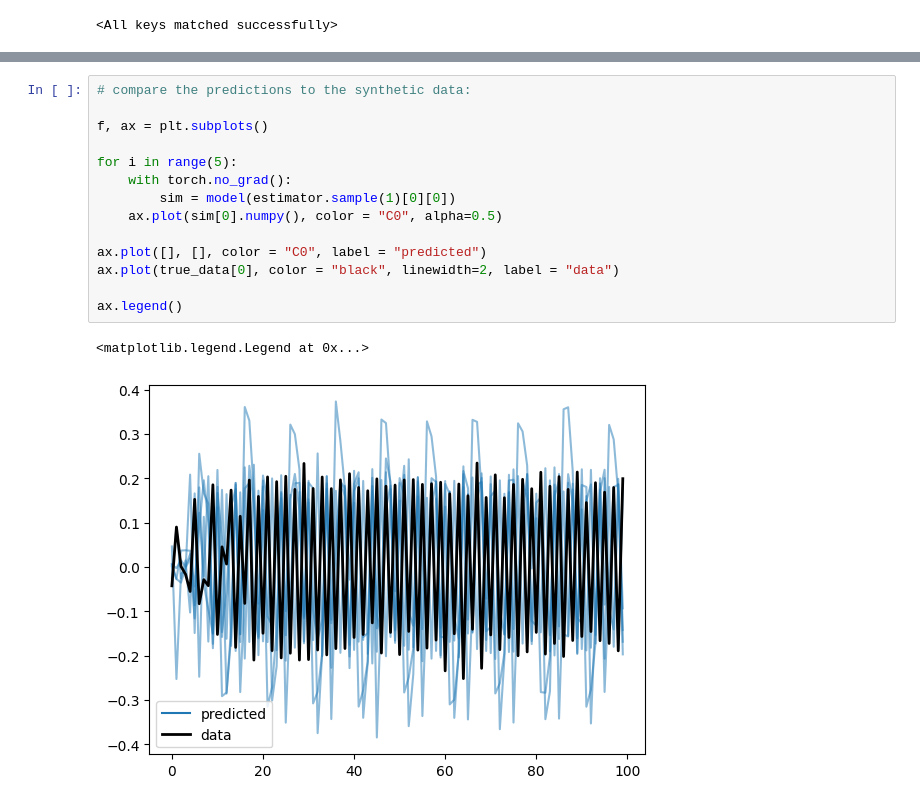
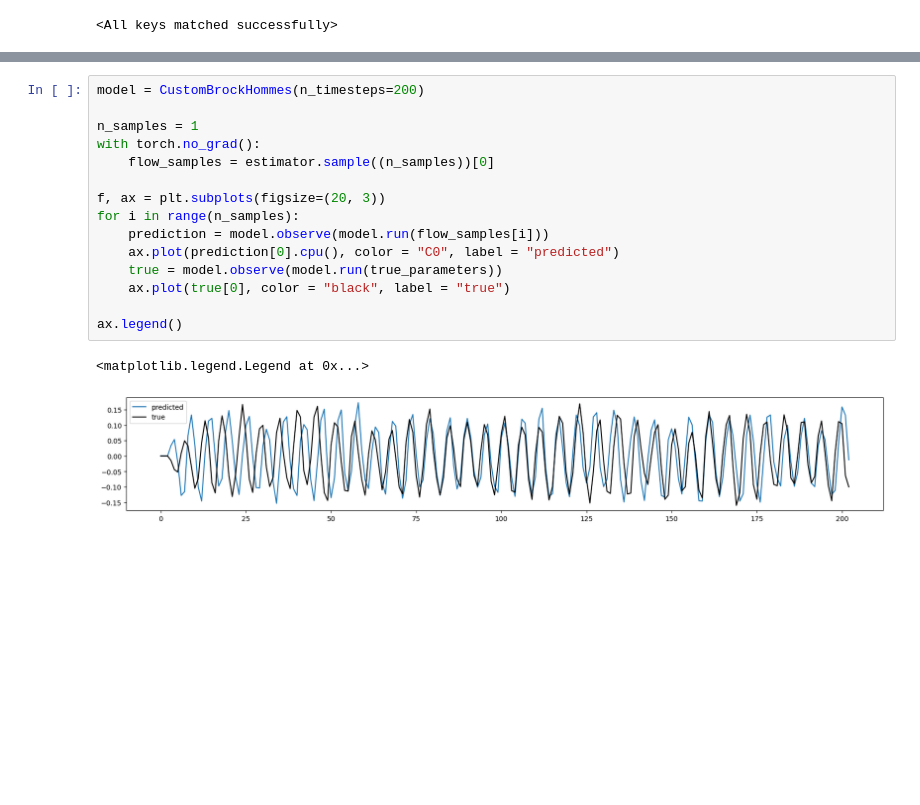
Before and after one commit to arnauqb/blackbirds, a Jupyter notebook: examples/03-brock_hommes.ipynb, the cells around one changed output, grey strips where cells are left out. Drawn from its saved outputs; the diff is of its cells as text; blank space fills up the shorter version.

```diff
--- a/examples/03-brock_hommes.ipynb
+++ b/examples/03-brock_hommes.ipynb
@@ -220,17 +169,18 @@ pygtc.plotGTC([samples, samples_prior], figureSize=10, truths = true_parameters.
-# %%
-# compare the predictions to the synthetic data:
-
-f, ax = plt.subplots()
-
-for i in range(5):
-    with torch.no_grad():
-        sim = model(estimator.sample(1)[0][0])
-    ax.plot(sim[0].numpy(), color = "C0", alpha=0.5)
-
-ax.plot([], [], color = "C0", label = "predicted")
-ax.plot(true_data[0], color = "black", linewidth=2, label = "data")
-
-ax.legend()
-# %% [output]
-<matplotlib.legend.Legend at 0x...>
-[figure, removed]
+# %%
+model = CustomBrockHommes(n_timesteps=200)
+
+n_samples = 1
+with torch.no_grad():
+    flow_samples = estimator.sample((n_samples))[0]
+
+f, ax = plt.subplots(figsize=(20, 3))
+for i in range(n_samples):
+    prediction = model.observe(model.run(flow_samples[i]))
+    ax.plot(prediction[0].cpu(), color = "C0", label = "predicted")
+    true = model.observe(model.run(true_parameters))
+    ax.plot(true[0], color = "black", label = "true")
+
+ax.legend()
+# %% [output]
+<matplotlib.legend.Legend at 0x...>
+[figure, added]
```
Also changed, not shown: parts of 7 cells of this notebook, 3 other files.
